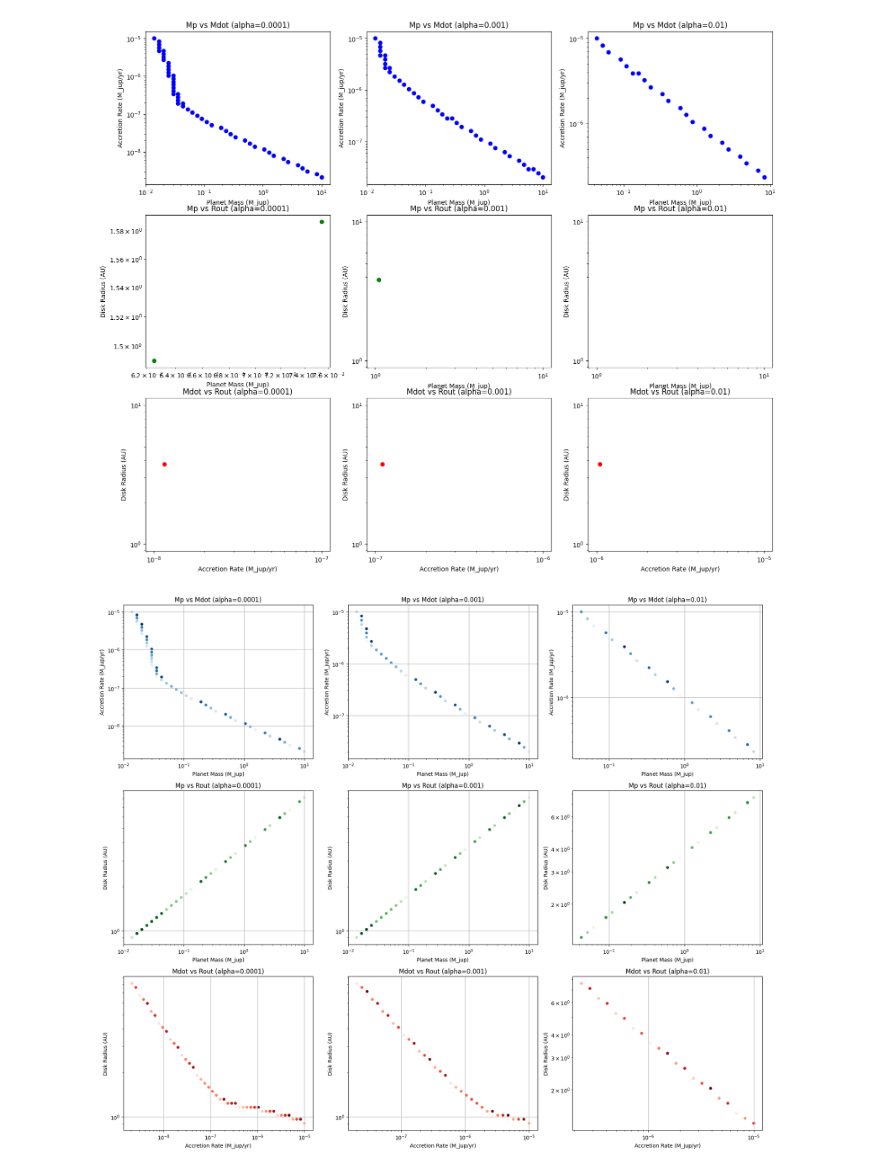
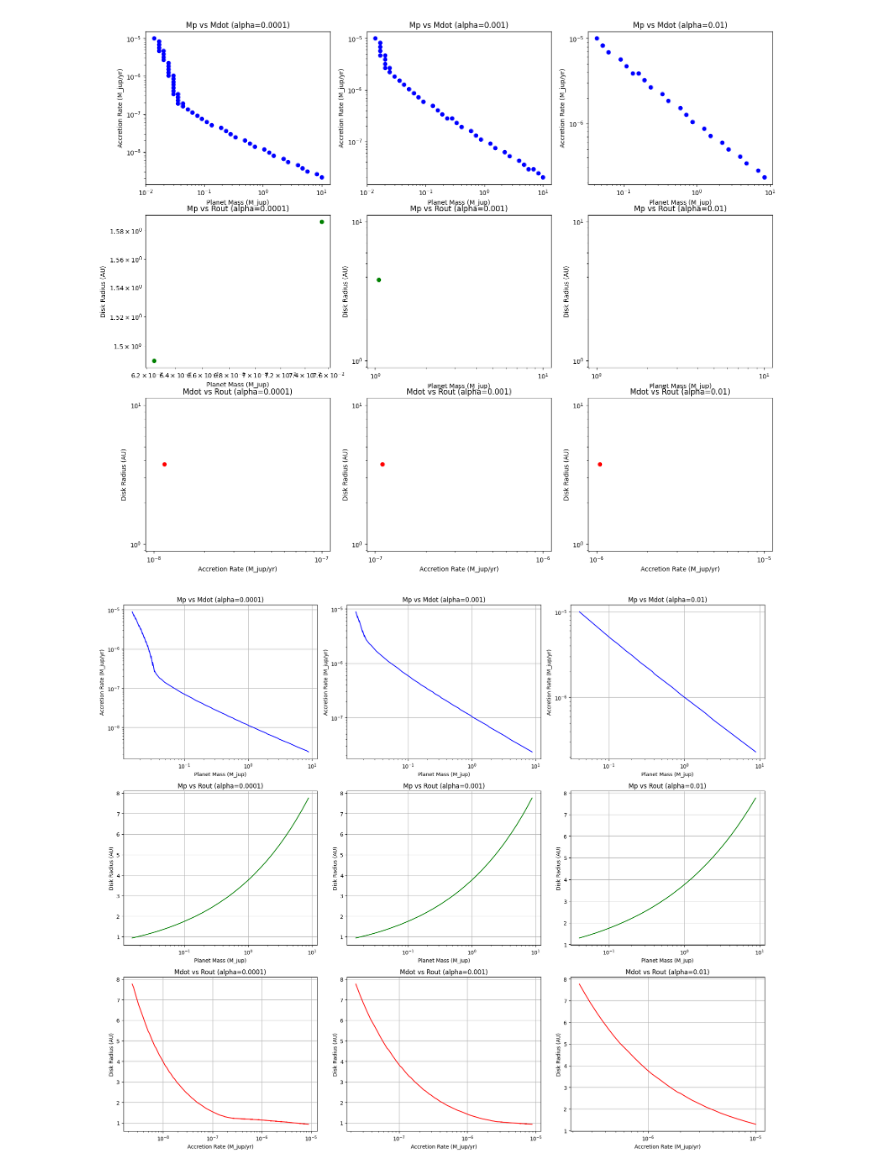
Before and after one commit to VWelke/CPD_MPIA, a Jupyter notebook: CPD_Emission_Models/CPD_Em_2.ipynb, the cells around one changed output. Drawn from its saved outputs; the diff is of its cells as text; code cells hidden in the pictures.

Commit message:
Successful plotss

```diff
--- a/CPD_Emission_Models/CPD_Em_2.ipynb
+++ b/CPD_Emission_Models/CPD_Em_2.ipynb
@@ -717,10 +717,10 @@ plt.show()
 # I need to figure out the issue
 
 alpha_grid = [1e-4, 1e-3, 1e-2]
-Mp_grid = np.logspace(-3, 1, 50)
-Mdot_grid = np.logspace(-9, -5, 50)
+Mp_grid = np.logspace(-3, 1, 150)
+Mdot_grid = np.logspace(-9, -5, 150)
 target_flux = 300  # microJy
-tolerance = 20  # microJy
+tolerance = 3  # microJy
 
 fig, axes = plt.subplots(3, len(alpha_grid), figsize=(6*len(alpha_grid), 15))
 
@@ -735,36 +735,37 @@ for col, alpha in enumerate(alpha_grid):
 
     solutions = np.array(solutions)
     ax1, ax2, ax3 = axes[0, col], axes[1, col], axes[2, col]
 
     if len(solutions) > 0:
         # Mp vs Mdot
-        ax1.scatter(solutions[:, 0], solutions[:, 1], c=solutions[:, 3], cmap='Blues', s=20)
+        #ax1.scatter(solutions[:, 0], solutions[:, 1], c=solutions[:, 3], cmap='Blues', s=20)
+        ax1.plot(solutions[:, 0], solutions[:, 1], color='blue')
         ax1.set_xscale('log')
         ax1.set_yscale('log')
         ax1.set_xlabel('Planet Mass (M_jup)')
         ax1.set_ylabel('Accretion Rate (M_jup/yr)')
         ax1.set_title(f'Mp vs Mdot (alpha={alpha})')
         ax1.grid(True)
 
         # Mp vs Rout
-        ax2.scatter(solutions[:, 0], solutions[:, 2], c=solutions[:, 3], cmap='Greens', s=20)
+        #ax2.scatter(solutions[:, 0], solutions[:, 2], c=solutions[:, 3], cmap='Greens', s=20)
+        ax2.plot(solutions[:, 0], solutions[:, 2], color='green')
         ax2.set_xscale('log')
-        ax2.set_yscale('log')
         ax2.set_xlabel('Planet Mass (M_jup)')
         ax2.set_ylabel('Disk Radius (AU)')
         ax2.set_title(f'Mp vs Rout (alpha={alpha})')
         ax2.grid(True)
 
         # Mdot vs Rout
-        ax3.scatter(solutions[:, 1], solutions[:, 2], c=solutions[:, 3], cmap='Reds', s=20)
+        #ax3.scatter(solutions[:, 1], solutions[:, 2], c=solutions[:, 3], cmap='Reds', s=20)
+        ax3.plot(solutions[:, 1], solutions[:, 2], color='red')
         ax3.set_xscale('log')
-        ax3.set_yscale('log')
         ax3.set_xlabel('Accretion Rate (M_jup/yr)')
         ax3.set_ylabel('Disk Radius (AU)')
         ax3.set_title(f'Mdot vs Rout (alpha={alpha})')
         ax3.grid(True)
 
 plt.tight_layout()
 plt.show()
 # %% [output]
-[figure, old version]
+[figure, new version]
```
Also changed, not shown: parts of 2 cells of this notebook.
